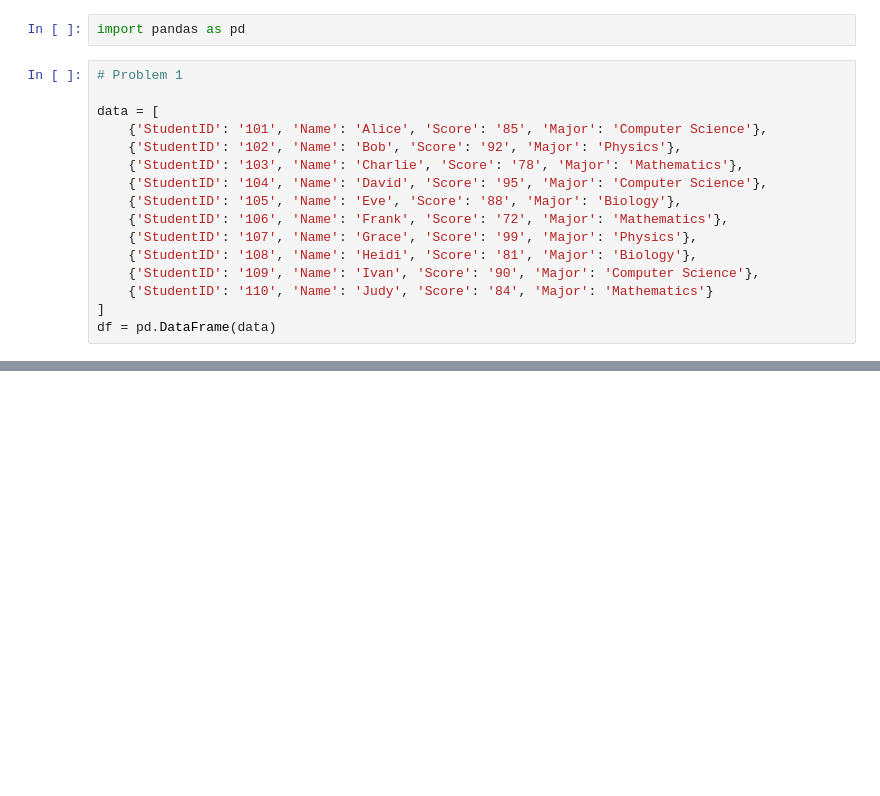
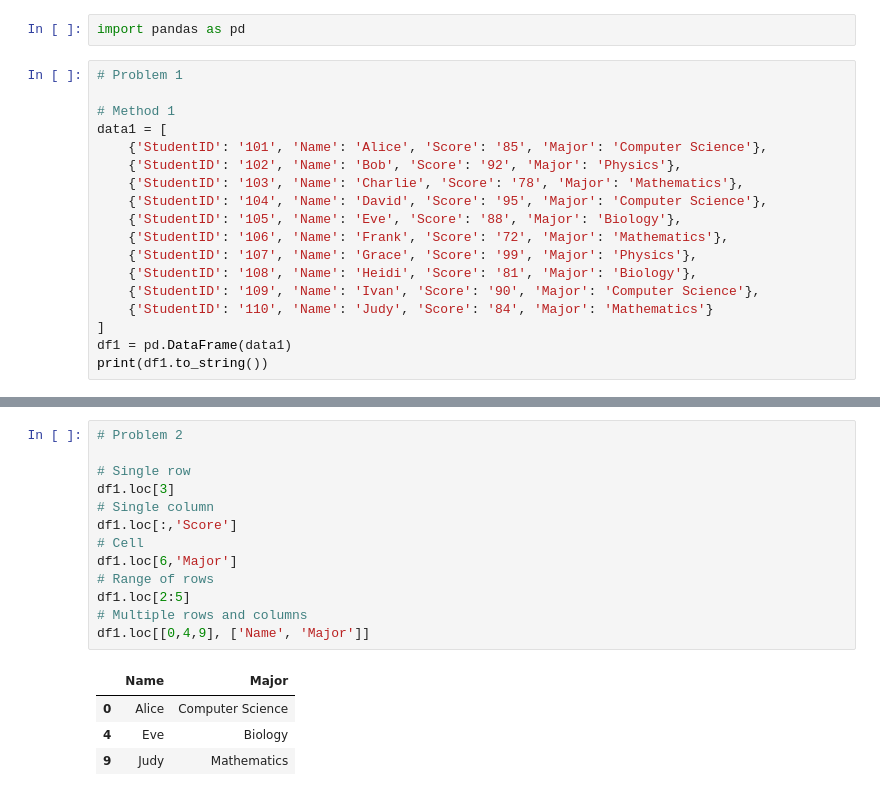
Before and after one commit to HoaiPhuong-Nguyen/AIHC5020, a Jupyter notebook: homework3.ipynb, the cells around one changed output, grey strips where cells are left out. Drawn from its saved outputs; the diff is of its cells as text; blank space fills up the shorter version.

```diff
--- a/homework3.ipynb
+++ b/homework3.ipynb
@@ -5,7 +5,8 @@ import pandas as pd
 # %%
 # Problem 1
 
-data = [
+# Method 1
+data1 = [
     {'StudentID': '101', 'Name': 'Alice', 'Score': '85', 'Major': 'Computer Science'},
     {'StudentID': '102', 'Name': 'Bob', 'Score': '92', 'Major': 'Physics'},
     {'StudentID': '103', 'Name': 'Charlie', 'Score': '78', 'Major': 'Mathematics'},
@@ -17,4 +18,5 @@ data = [
     {'StudentID': '109', 'Name': 'Ivan', 'Score': '90', 'Major': 'Computer Science'},
     {'StudentID': '110', 'Name': 'Judy', 'Score': '84', 'Major': 'Mathematics'}
 ]
-df = pd.DataFrame(data)
+df1 = pd.DataFrame(data1)
+print(df1.to_string())
@@ -20,0 +91,18 @@ df = pd.DataFrame(data)
+# %%
+# Problem 2
+
+# Single row
+df1.loc[3]
+# Single column
+df1.loc[:,'Score']
+# Cell
+df1.loc[6,'Major']
+# Range of rows
+df1.loc[2:5]
+# Multiple rows and columns
+df1.loc[[0,4,9], ['Name', 'Major']]
+# %% [output]
+|  | Name | Major |
+| 0 | Alice | Computer Science |
+| 4 | Eve | Biology |
+| 9 | Judy | Mathematics |
```
Also changed, not shown: parts of 17 cells of this notebook.
